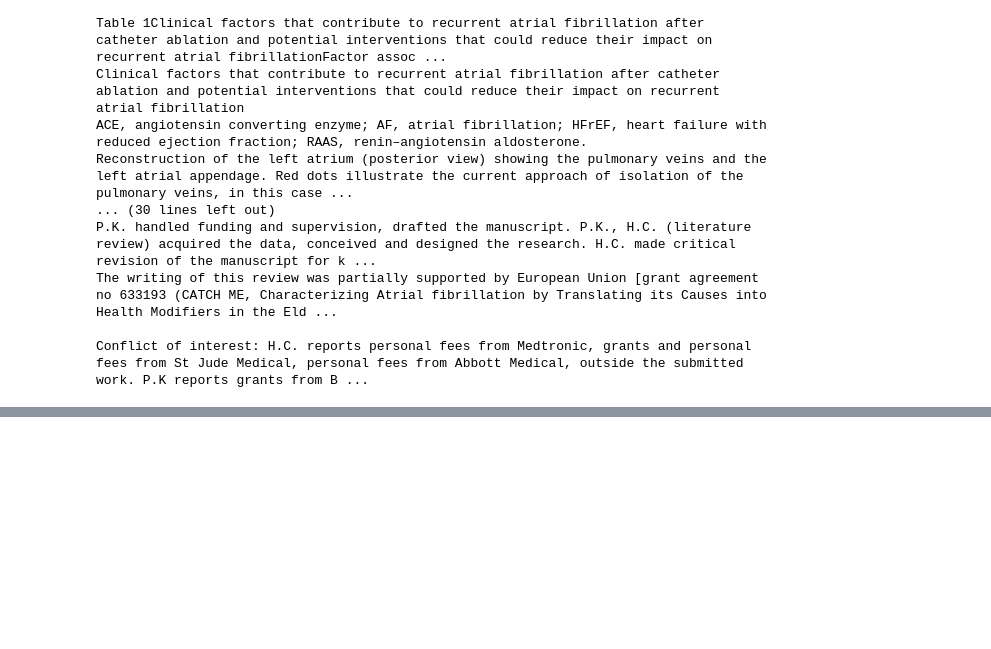
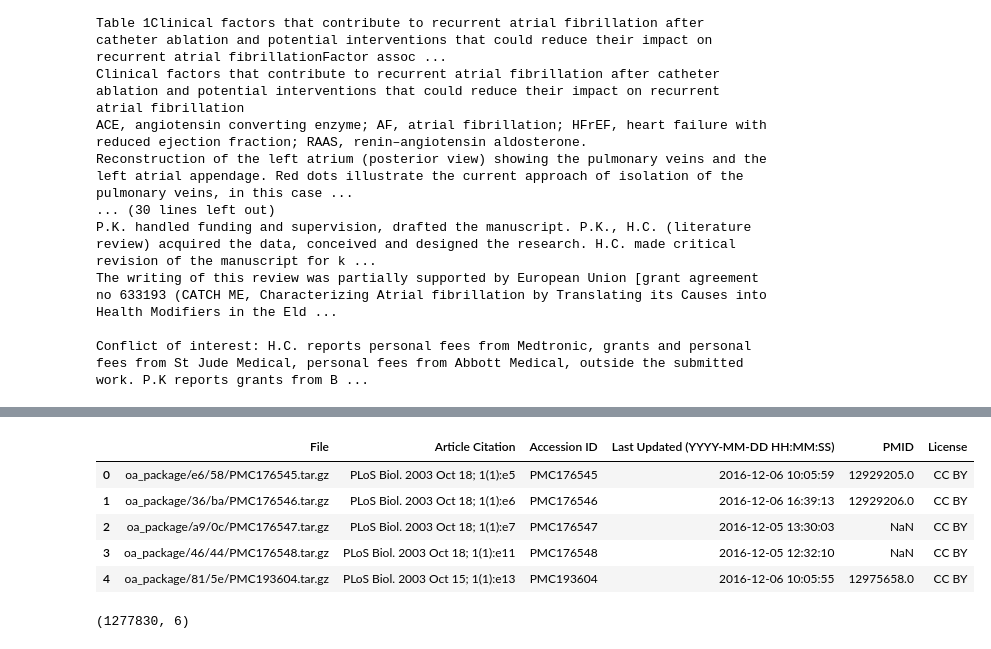
Before and after one commit to jl56923/Extractive-summarization-of-Pubmed, a Jupyter notebook: notebooks/Scratch.ipynb, the cells around one changed output, grey strips where cells are left out. Cells and saved outputs as stored; diff of their text form; code cells hidden in the pictures; blank space fills up the shorter version.

```diff
--- a/Scratch.ipynb
+++ b/notebooks/Scratch.ipynb
@@ -147,0 +164,15 @@ Conflict of interest: H.C. reports personal fees from Medtronic, grants and pers
+# %%
+oa_comm_use = pd.read_csv("../oa_comm_use_file_list.csv")
+# %%
+oa_comm_use.head()
+# %% [output]
+|  | File | Article Citation | Accession ID | Last Updated (YYYY-MM-DD HH:MM:SS) | PMID | License |
+| 0 | oa_package/e6/58/PMC176545.tar.gz | PLoS Biol. 2003 Oct 18; 1(1):e5 | PMC176545 | 2016-12-06 10:05:59 | 12929205.0 | CC BY |
+| 1 | oa_package/36/ba/PMC176546.tar.gz | PLoS Biol. 2003 Oct 18; 1(1):e6 | PMC176546 | 2016-12-06 16:39:13 | 12929206.0 | CC BY |
+| 2 | oa_package/a9/0c/PMC176547.tar.gz | PLoS Biol. 2003 Oct 18; 1(1):e7 | PMC176547 | 2016-12-05 13:30:03 | NaN | CC BY |
+| 3 | oa_package/46/44/PMC176548.tar.gz | PLoS Biol. 2003 Oct 18; 1(1):e11 | PMC176548 | 2016-12-05 12:32:10 | NaN | CC BY |
+| 4 | oa_package/81/5e/PMC193604.tar.gz | PLoS Biol. 2003 Oct 15; 1(1):e13 | PMC193604 | 2016-12-06 10:05:55 | 12975658.0 | CC BY |
+# %%
+oa_comm_use.shape
+# %% [output]
+(1277830, 6)
```
Also changed, not shown: parts of 10 cells of this notebook, 12 other files.
